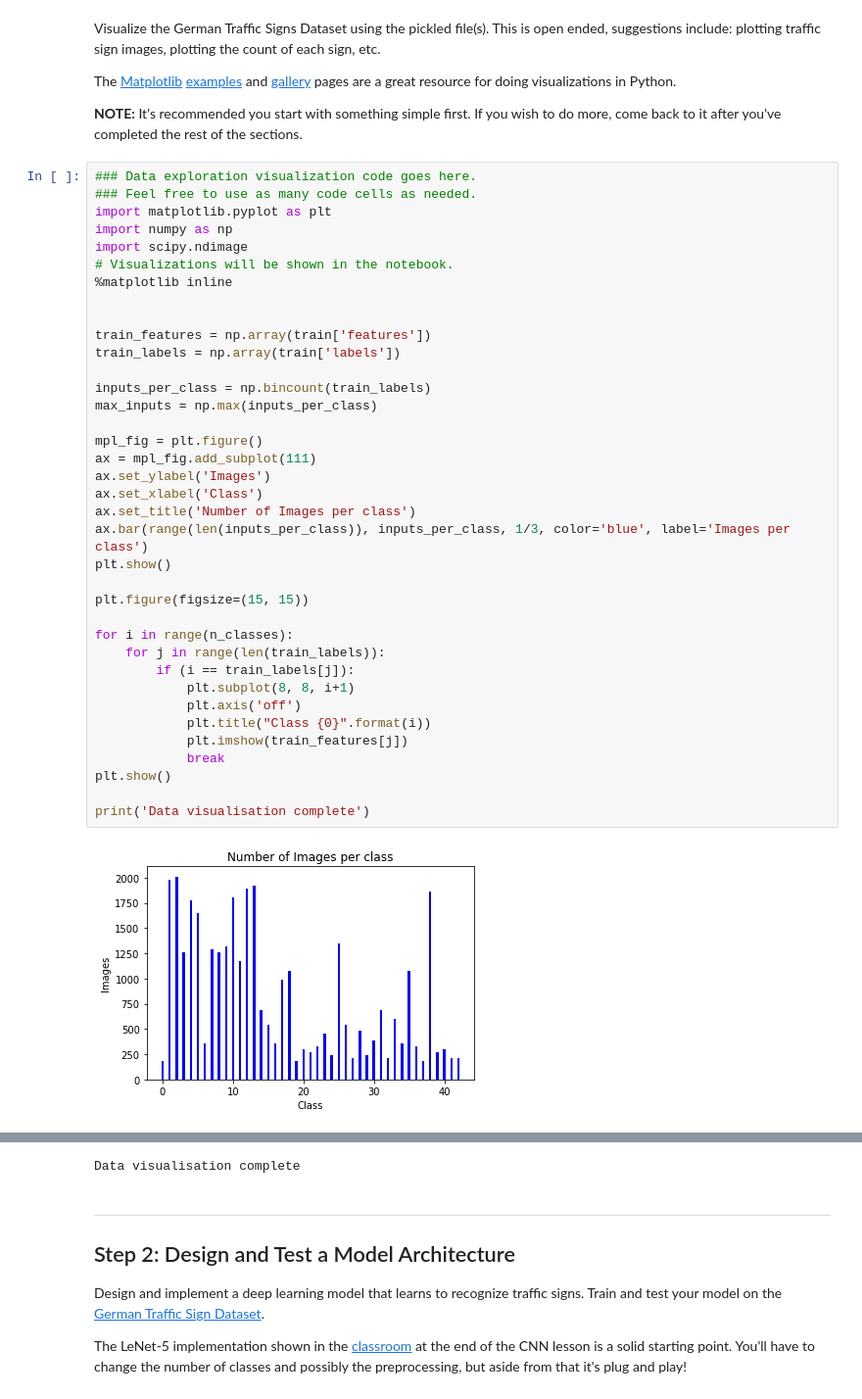
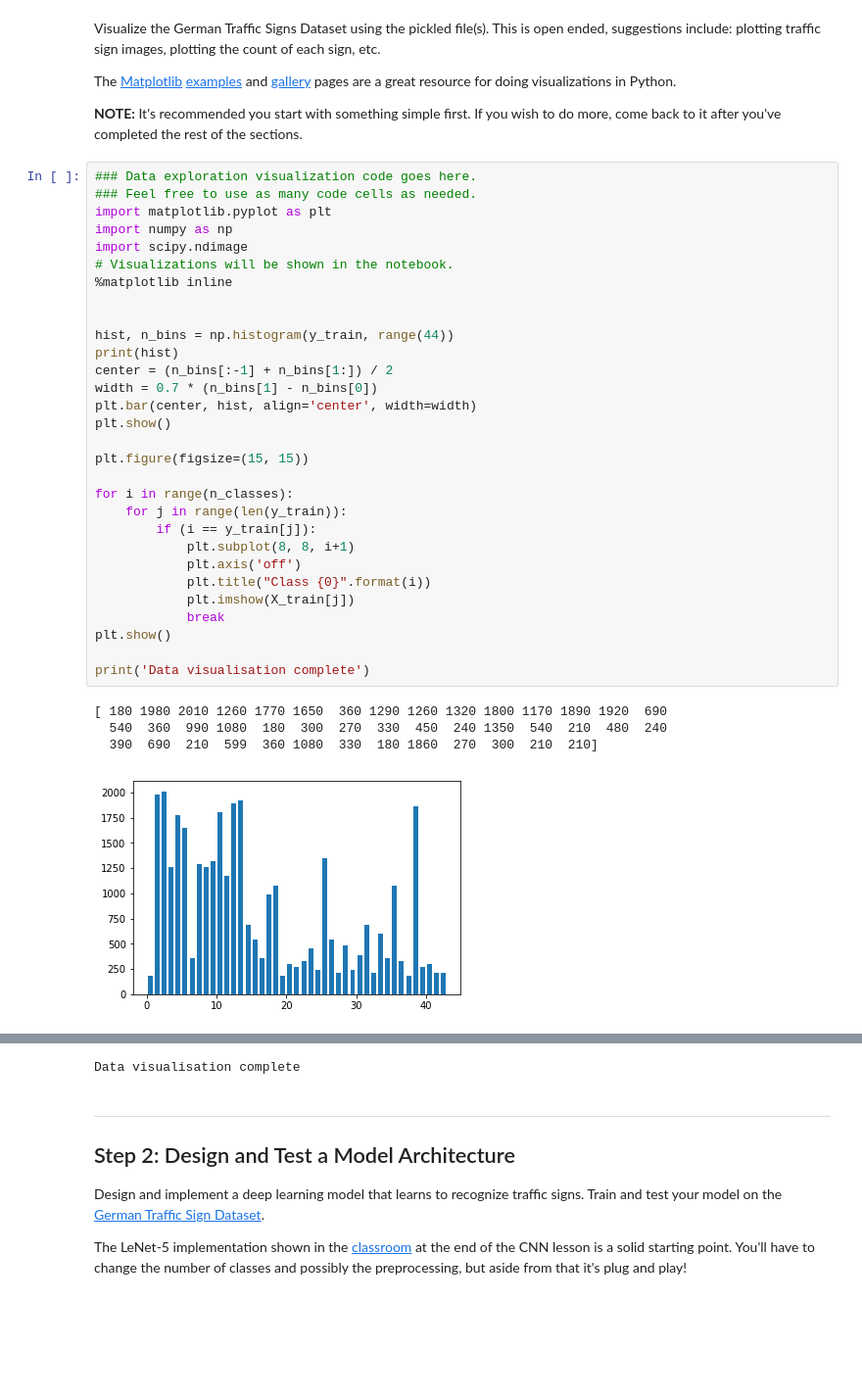
Before and after one commit to kaiulrich/kulrich_CarND-Traffic-Sign-Classifier-Project, a Jupyter notebook: Traffic_Sign_Classifier.ipynb, the cells around one changed output, grey strips where cells are left out. Shown at 98% size. Cells and saved outputs as stored; diff of their text form; blank space fills up the shorter version.

```diff
--- a/Traffic_Sign_Classifier.ipynb
+++ b/Traffic_Sign_Classifier.ipynb
@@ -90,44 +90,40 @@ The [Matplotlib](http://matplotlib.org/) [examples](http://matplotlib.org/exampl
 # %%
 ### Data exploration visualization code goes here.
 ### Feel free to use as many code cells as needed.
 import matplotlib.pyplot as plt
 import numpy as np
 import scipy.ndimage
 # Visualizations will be shown in the notebook.
 %matplotlib inline
 
 
-train_features = np.array(train['features'])
-train_labels = np.array(train['labels'])
-
-inputs_per_class = np.bincount(train_labels)
-max_inputs = np.max(inputs_per_class)
-
-mpl_fig = plt.figure()
-ax = mpl_fig.add_subplot(111)
-ax.set_ylabel('Images')
-ax.set_xlabel('Class')
-ax.set_title('Number of Images per class')
-ax.bar(range(len(inputs_per_class)), inputs_per_class, 1/3, color='blue', label='Images per class')
+hist, n_bins = np.histogram(y_train, range(44))
+print(hist)
+center = (n_bins[:-1] + n_bins[1:]) / 2
+width = 0.7 * (n_bins[1] - n_bins[0])
+plt.bar(center, hist, align='center', width=width)
 plt.show()
 
 plt.figure(figsize=(15, 15))
 
 for i in range(n_classes):
-    for j in range(len(train_labels)):
-        if (i == train_labels[j]):
+    for j in range(len(y_train)):
+        if (i == y_train[j]):
             plt.subplot(8, 8, i+1)
             plt.axis('off')
             plt.title("Class {0}".format(i))
-            plt.imshow(train_features[j])
+            plt.imshow(X_train[j])
             break
 plt.show()
 
 print('Data visualisation complete')
 # %% [output]
+[ 180 1980 2010 1260 1770 1650  360 1290 1260 1320 1800 1170 1890 1920  690
+  540  360  990 1080  180  300  270  330  450  240 1350  540  210  480  240
+  390  690  210  599  360 1080  330  180 1860  270  300  210  210]
-[figure, old version]
+[figure, new version]
 [figure]
-Data visualisation complete
+Data visualisation complete
 # %% [markdown]
 ----
 
```
Also changed, not shown: parts of 8 cells of this notebook, 3 other files.
